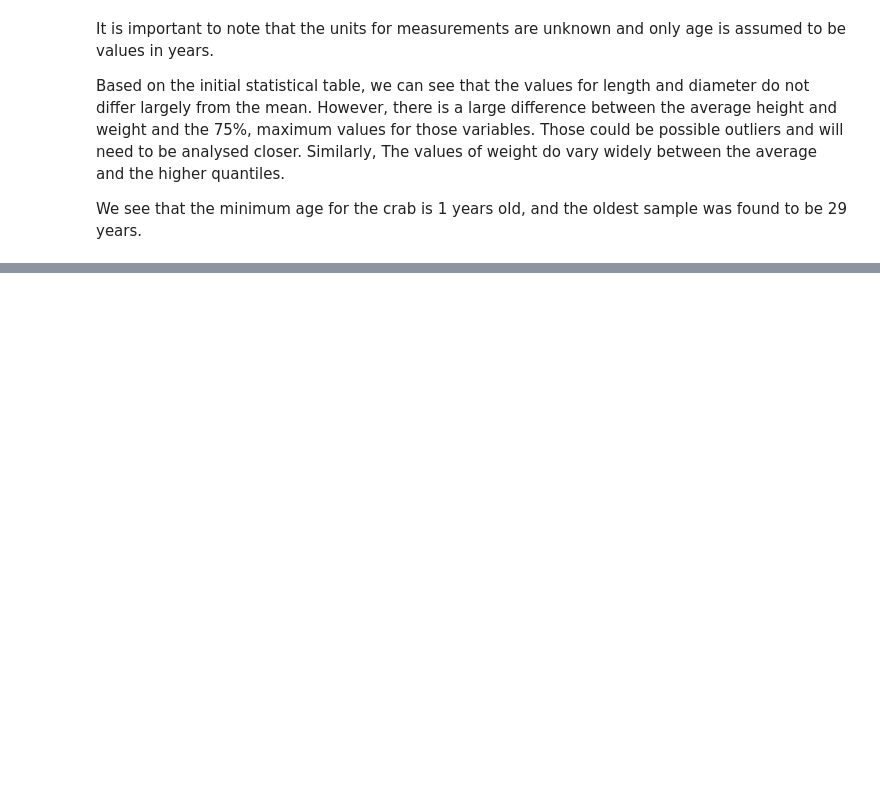
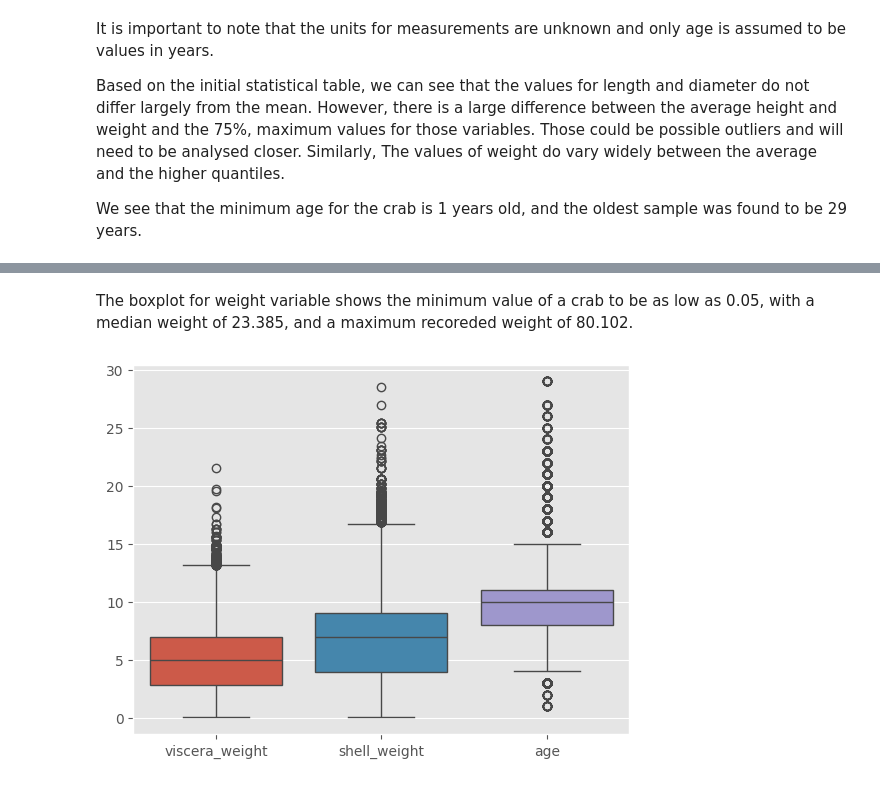
Before and after one commit to timjrchan/Predicting_Crab_Age, a Jupyter notebook: code/01_Notebook.ipynb, the cells around one changed output, grey strips where cells are left out. Drawn from its saved outputs; the diff is of its cells as text; code cells hidden in the pictures; blank space fills up the shorter version.

```diff
--- a/code/01_Notebook.ipynb
+++ b/code/01_Notebook.ipynb
@@ -171,0 +192,11 @@ TypeError: ufunc 'divide' not supported for the input types, and the inputs coul
+# %% [markdown]
+The boxplot for weight variable shows the minimum value of a crab to be as low as 0.05, with a median weight of 23.385, and a maximum recoreded weight of 80.102.
+# %%
+# boxplot
+
+
+sns.boxplot(data = train_df.iloc[:, 6:])
+
+plt.show()
+# %% [output]
+[figure, added]
```
Also changed, not shown: parts of 12 cells of this notebook.
